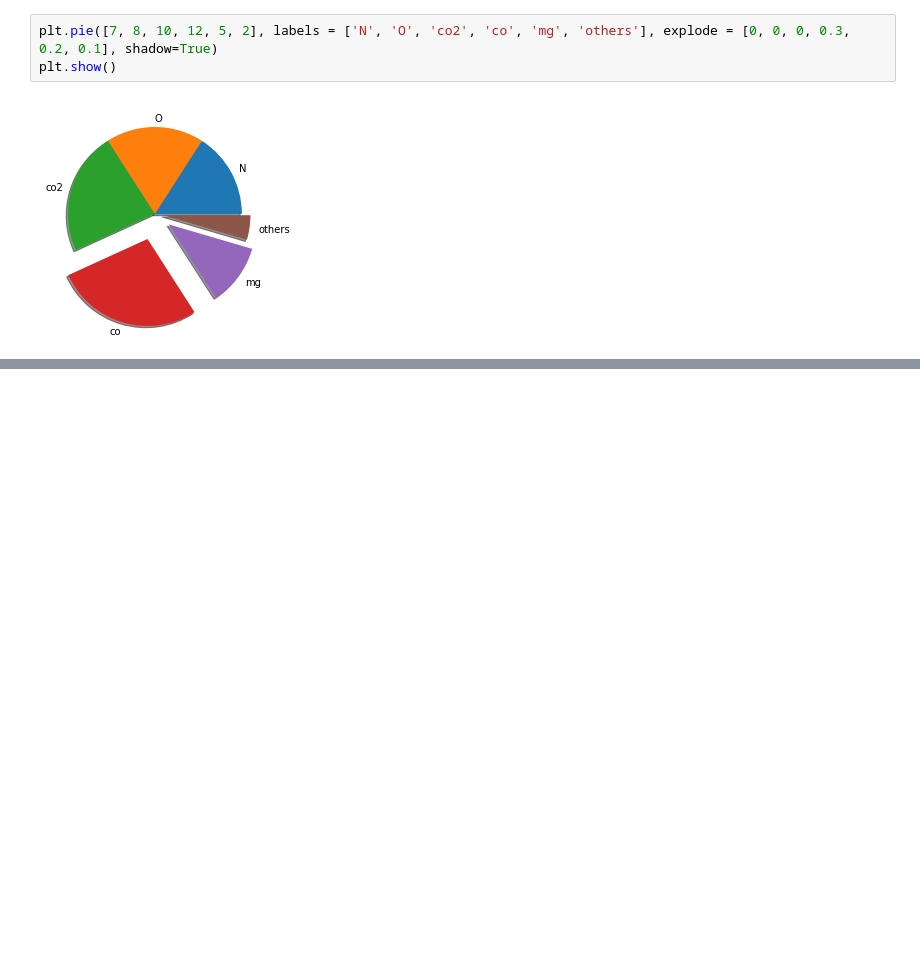
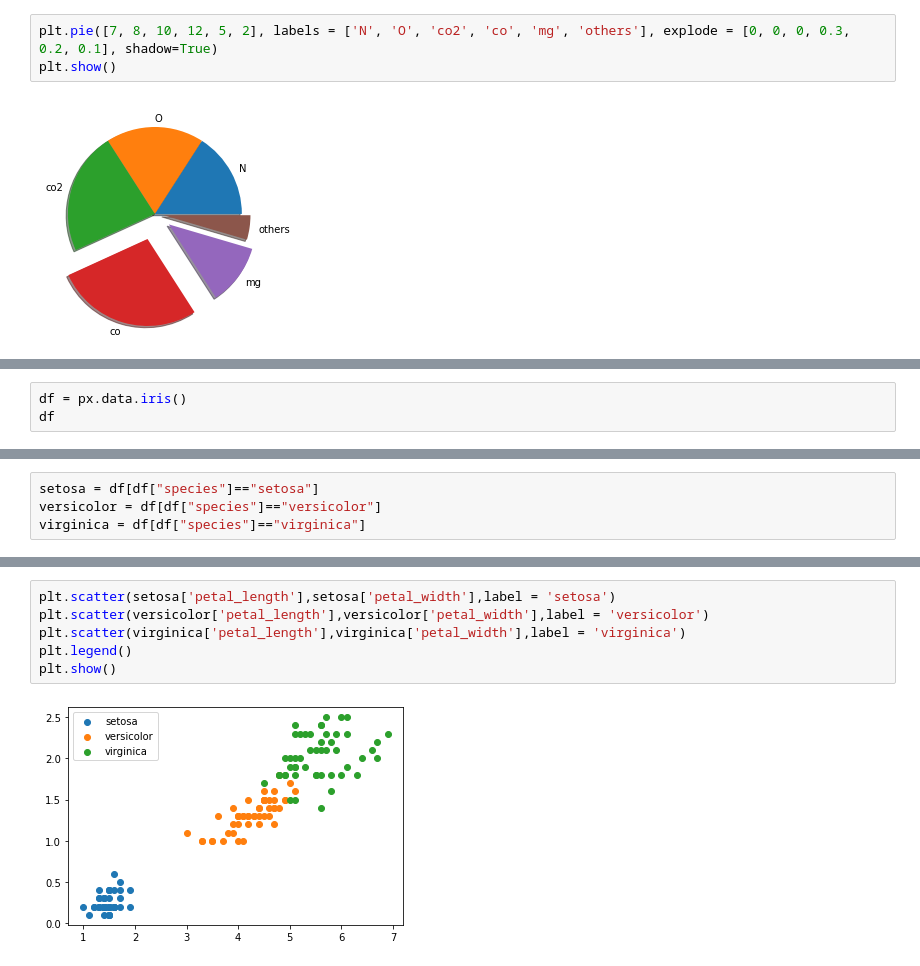
Before and after one commit to Pepcoders/Data-Science-January, a Jupyter notebook: Plotting/Plotting.ipynb, the cells around one changed output, grey strips where cells are left out. Drawn from its saved outputs; the diff is of its cells as text; blank space fills up the shorter version.

```diff
--- a/Plotting/Plotting.ipynb
+++ b/Plotting/Plotting.ipynb
@@ -179,0 +195,3 @@ plt.show()
+# %%
+df = px.data.iris()
+df
@@ -179,0 +216,4 @@ plt.show()
+# %%
+setosa = df[df["species"]=="setosa"]
+versicolor = df[df["species"]=="versicolor"]
+virginica = df[df["species"]=="virginica"]
@@ -179,0 +229,8 @@ plt.show()
+# %%
+plt.scatter(setosa['petal_length'],setosa['petal_width'],label = 'setosa')
+plt.scatter(versicolor['petal_length'],versicolor['petal_width'],label = 'versicolor')
+plt.scatter(virginica['petal_length'],virginica['petal_width'],label = 'virginica')
+plt.legend()
+plt.show()
+# %% [output]
+[figure, added]
```
Also changed, not shown: parts of 21 cells of this notebook.
